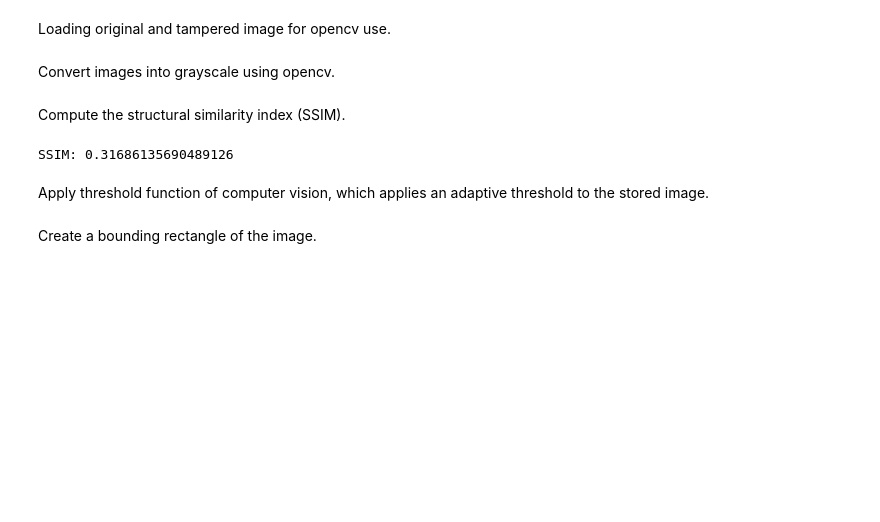
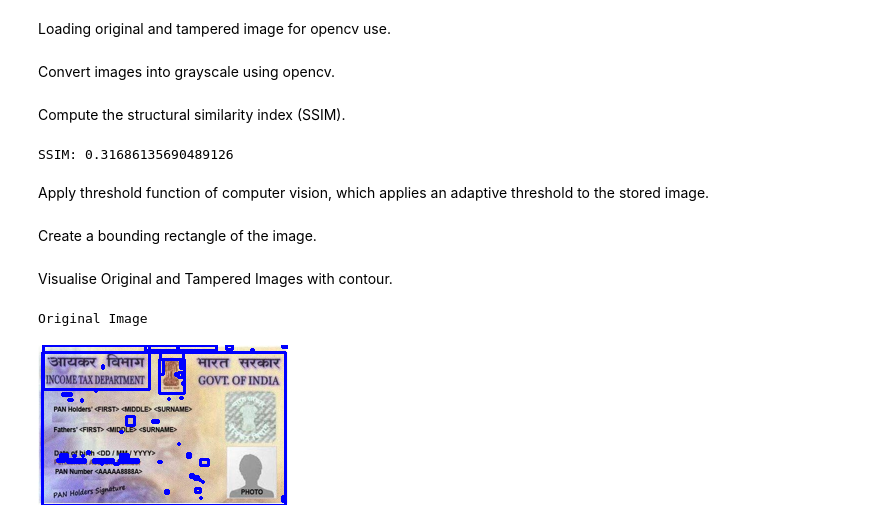
Before and after one commit to AAdewunmi/Pan_Card_Tampering_Project, a Jupyter notebook: Pan_Card_Tampering_Project.ipynb, the cells around one changed output. Drawn from its saved outputs; the diff is of its cells as text; code cells hidden in the pictures; blank space fills up the shorter version.

Commit message:
Visualise Original and Tampered Images with contour.

```diff
--- a/Pan_Card_Tampering_Project.ipynb
+++ b/Pan_Card_Tampering_Project.ipynb
@@ -105,3 +105,12 @@ for c in cnts:
   (x, y, w, h) = cv2.boundingRect(c)
   cv2.rectangle(original, (x,y), (x + w, y + h), (0, 0, 255), 2)
   cv2.rectangle(tampered, (x,y), (x + w, y + h), (0, 0, 255), 2)
+# %% [markdown]
+Visualise Original and Tampered Images with contour.
+# %%
+# Display original image with contour
+print('Original Image')
+Image.fromarray(original)
+# %% [output]
+Original Image
+[figure, added]
```
Also changed, not shown: parts of 1 cell of this notebook.
